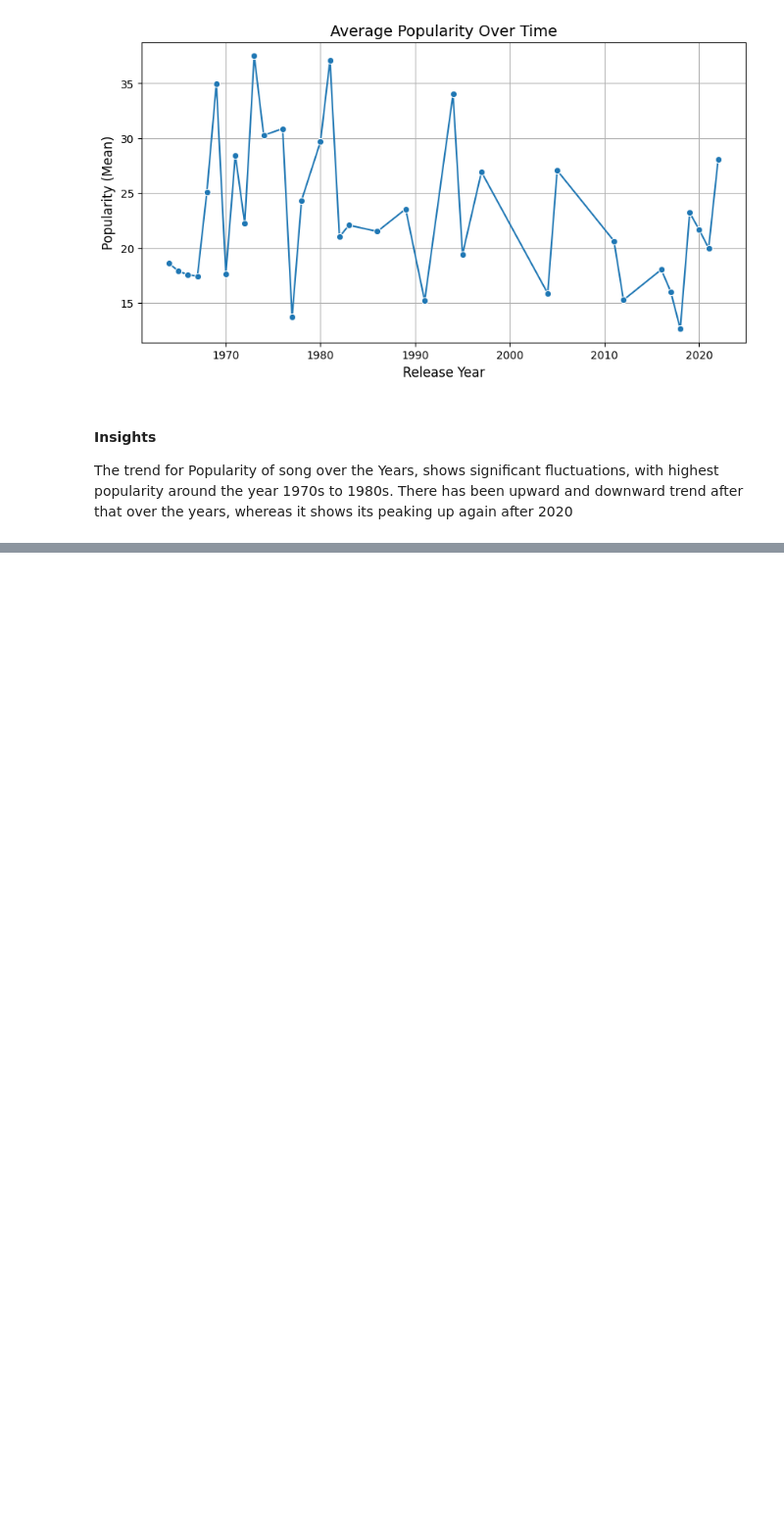
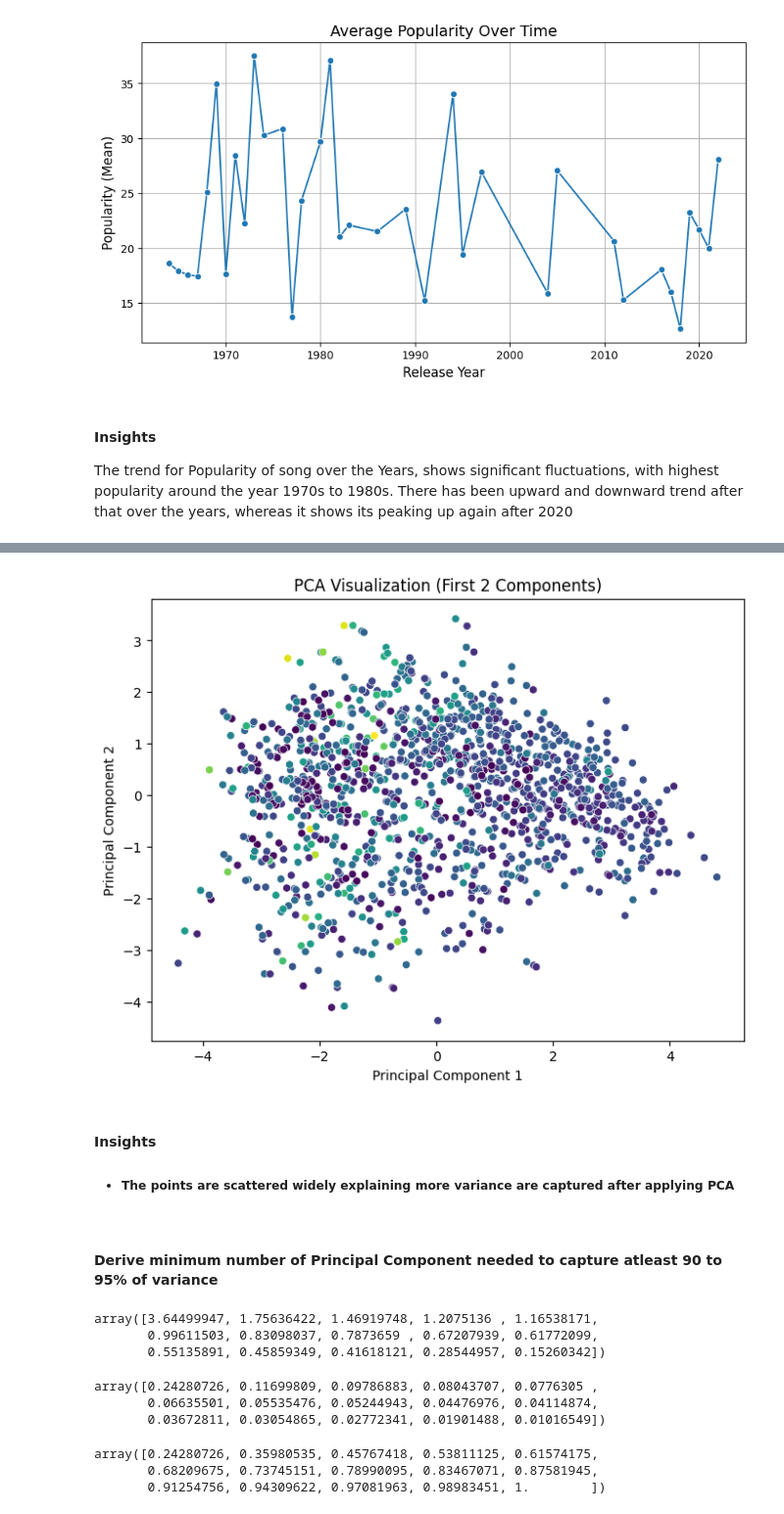
Before and after one commit to lalraviranjan/iitg_genAiMl, a Jupyter notebook: Machine-Learning-Project/Creating-Cohorts-of-Songs/Cohorts-of-songs-unsupervised-learning-implementation.ipynb, the cells around one changed output, grey strips where cells are left out. Shown at 98% size. Cells and saved outputs as stored; diff of their text form; code cells hidden in the pictures; blank space fills up the shorter version.

```diff
--- a/Machine-Learning-Project/Creating-Cohorts-of-Songs/Cohorts-of-songs-unsupervised-learning-implementation.ipynb
+++ b/Machine-Learning-Project/Creating-Cohorts-of-Songs/Cohorts-of-songs-unsupervised-learning-implementation.ipynb
@@ -438,0 +456,7 @@ The trend for Popularity of song over the Years, shows significant fluctuations,
+# %%
+# using StandardScaler to narmalize data to get PCA
+from sklearn.preprocessing import StandardScaler
+scaler = StandardScaler()
+# %%
+# fit  sccale to normalized data
+scaled_data = scaler.fit_transform(df)
@@ -438,0 +465,45 @@ The trend for Popularity of song over the Years, shows significant fluctuations,
+# %%
+#initialize PCA with maximum number of components in the dateset
+pca = PCA(n_components=len(df.columns))
+# %%
+# Apply PCA transformation to the scales data, to check how much variance is captured by each principal component
+data_pca = pca.fit_transform(scaled_data)
+# %%
+# Visualize first 2 principal components after applying PCA
+plt.figure(figsize=(8,6))
+sns.scatterplot(x=data_pca[:,0], y=data_pca[:,1], c=df['popularity'])
+plt.xlabel("Principal Component 1")
+plt.ylabel("Principal Component 2")
+plt.title("PCA Visualization (First 2 Components)")
+plt.show()
+# %% [output]
+[figure, added]
+# %% [markdown]
+#### Insights
+- ##### The points are scattered widely explaining more variance are captured after applying PCA
+# %% [markdown]
+#### Derive minimum number of Principal Component needed to capture atleast 90 to 95% of variance
+# %%
+# get the amount of variance explained by each components
+explained_variance = pca.explained_variance_
+explained_variance
+# %% [output]
+array([3.64499947, 1.75636422, 1.46919748, 1.2075136 , 1.16538171,
+       0.99611503, 0.83098037, 0.7873659 , 0.67207939, 0.61772099,
+       0.55135891, 0.45859349, 0.41618121, 0.28544957, 0.15260342])
+# %%
+# Convert explained variance to ratio
+explained_variance_ratio = explained_variance / np.sum(explained_variance)
+explained_variance_ratio
+# %% [output]
+array([0.24280726, 0.11699809, 0.09786883, 0.08043707, 0.0776305 ,
+       0.06635501, 0.05535476, 0.05244943, 0.04476976, 0.04114874,
+       0.03672811, 0.03054865, 0.02772341, 0.01901488, 0.01016549])
+# %%
+# compute cumulative sum of each component, which explain the variance captured when adding each component
+cumulative_variance = np.cumsum(explained_variance_ratio)
+cumulative_variance
+# %% [output]
+array([0.24280726, 0.35980535, 0.45767418, 0.53811125, 0.61574175,
+       0.68209675, 0.73745151, 0.78990095, 0.83467071, 0.87581945,
+       0.91254756, 0.94309622, 0.97081963, 0.98983451, 1.        ])
```
Also changed, not shown: parts of 30 cells of this notebook.
